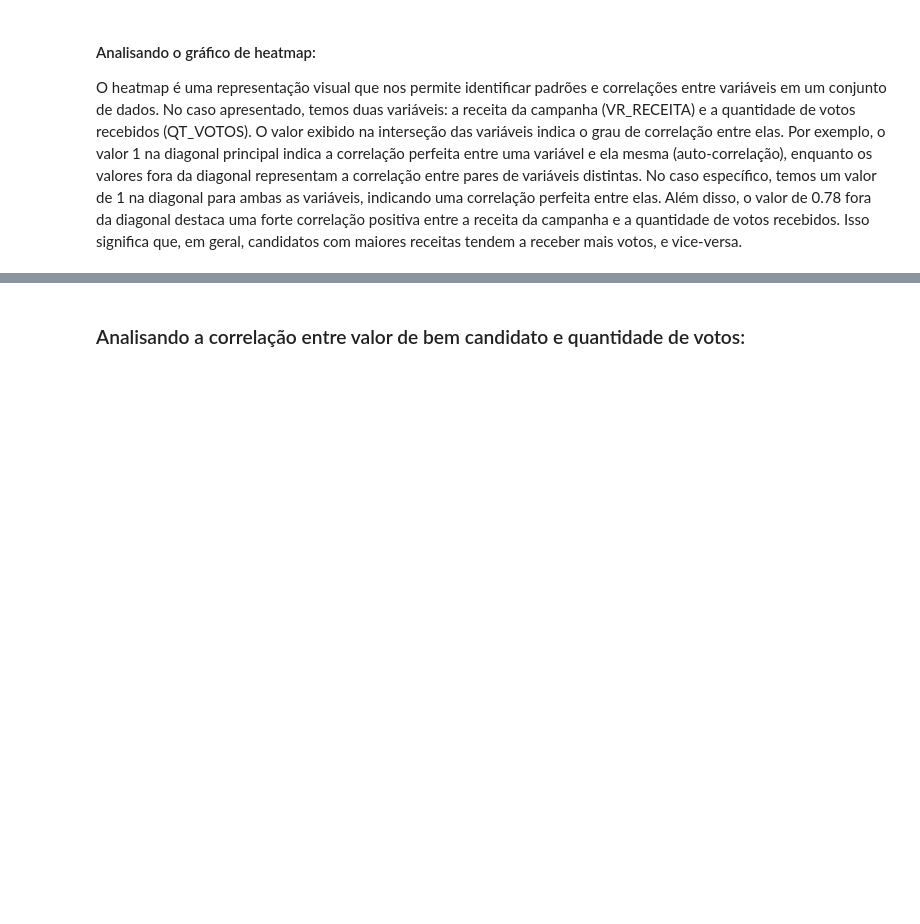
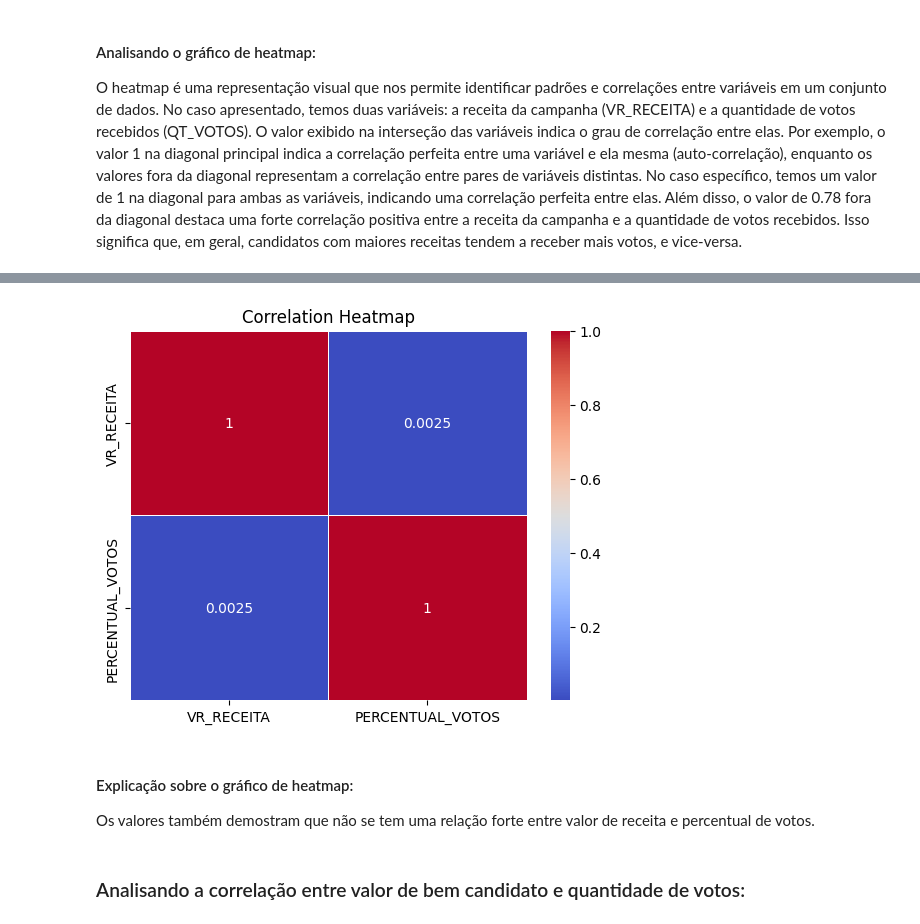
Before and after one commit to Kawhan/final_data_project, a Jupyter notebook: relatorio.ipynb, the cells around one changed output, grey strips where cells are left out. Saved outputs shown, nothing was run; the diff lists cells and outputs as text; code cells hidden in the pictures; blank space fills up the shorter version.

```diff
--- a/relatorio.ipynb
+++ b/relatorio.ipynb
@@ -426,3 +500,14 @@ O heatmap é uma representação visual que nos permite identificar padrões e c
+# %%
+heatmap_data = eleicao[['VR_RECEITA', 'PERCENTUAL_VOTOS']].corr()
+sns.heatmap(heatmap_data, annot=True, cmap='coolwarm', linewidths=.5)
+plt.title('Correlation Heatmap')
+plt.show()
+# %% [output]
+[figure, added]
+# %% [markdown]
+#### Explicação sobre o gráfico de heatmap:
+
+Os valores também demostram que não se tem uma relação forte entre valor de receita e percentual de votos.
 # %% [markdown]
 ### Analisando a correlação entre valor de bem candidato e quantidade de votos:
 # %%
```
Also changed, not shown: parts of 46 cells of this notebook, 2 other files.
